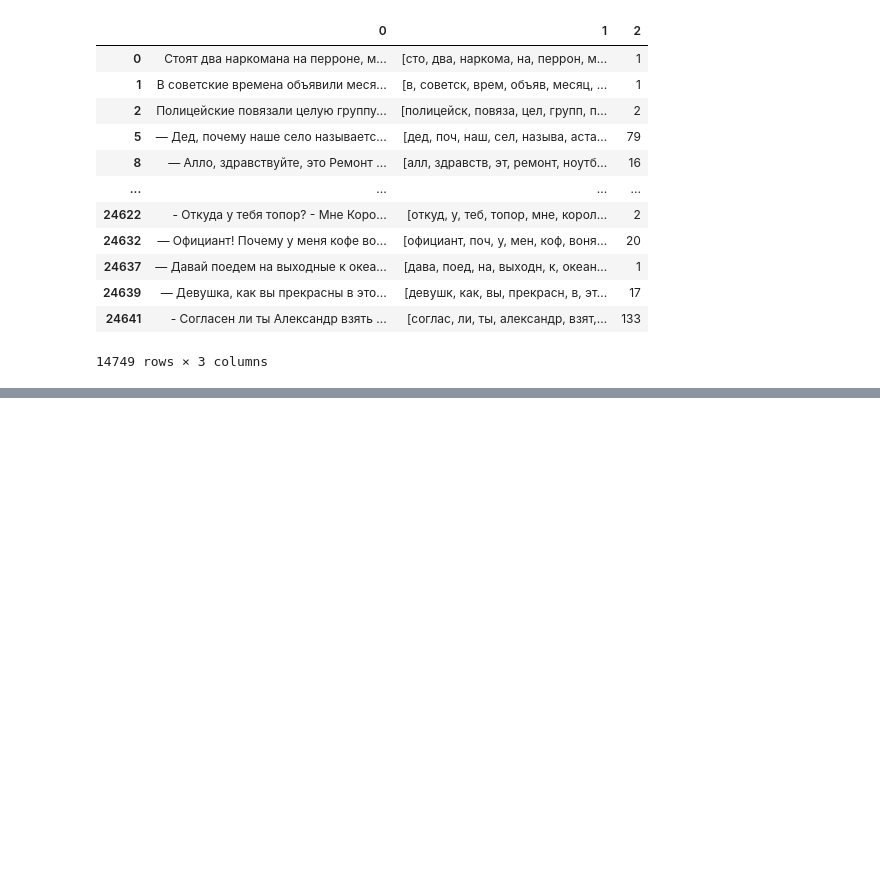
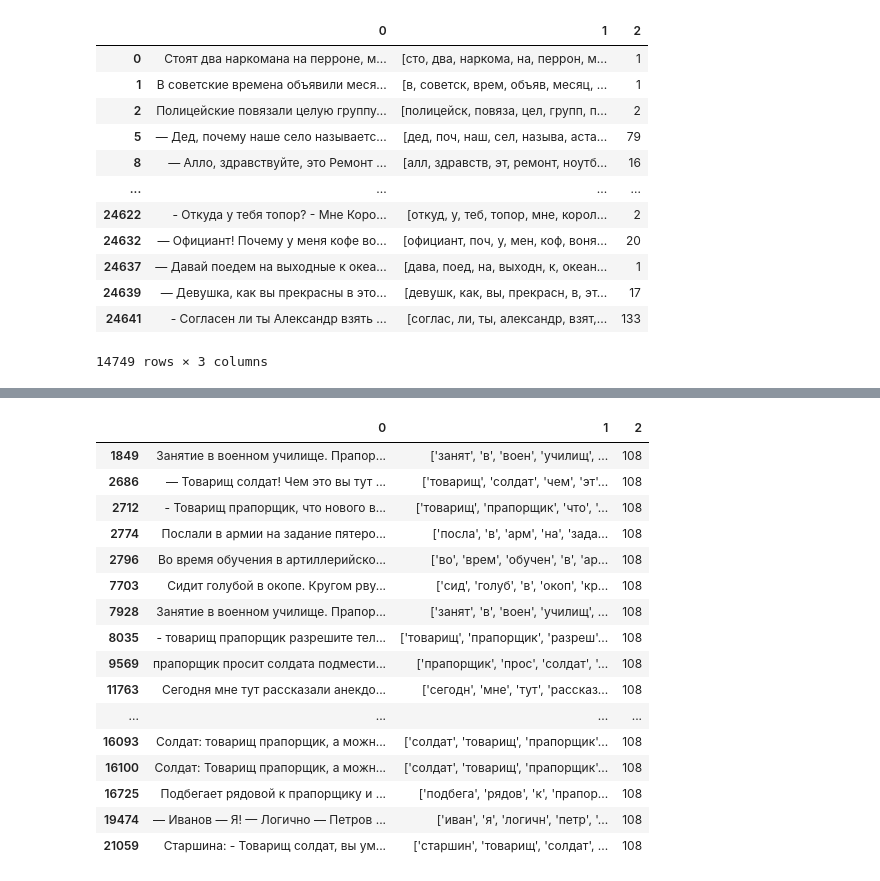
Before and after one commit to armanbolatov/baneks_clusters, a Jupyter notebook: clustering.ipynb, the cells around one changed output, grey strips where cells are left out. Cells and saved outputs as stored; diff of their text form; code cells hidden in the pictures; blank space fills up the shorter version.

```diff
--- a/clustering.ipynb
+++ b/clustering.ipynb
@@ -160,0 +216,20 @@ df[df[2] == 157].head() # анекдоты про Буратино
+# %%
+left_align(df[df['2'] == 108]) # анекдоты про прапора
+# %% [output]
+|  | 0 | 1 | 2 |
+| 1849 | Занятие в военном училище. Прапор... | ['занят', 'в', 'воен', 'училищ', ... | 108 |
+| 2686 | — Товарищ солдат! Чем это вы тут ... | ['товарищ', 'солдат', 'чем', 'эт'... | 108 |
+| 2712 | - Товарищ прапорщик, что нового в... | ['товарищ', 'прапорщик', 'что', '... | 108 |
+| 2774 | Послали в армии на задание пятеро... | ['посла', 'в', 'арм', 'на', 'зада... | 108 |
+| 2796 | Во время обучения в артиллерийско... | ['во', 'врем', 'обучен', 'в', 'ар... | 108 |
+| 7703 | Сидит голубой в окопе. Кругом рву... | ['сид', 'голуб', 'в', 'окоп', 'кр... | 108 |
+| 7928 | Занятие в военном училище. Прапор... | ['занят', 'в', 'воен', 'училищ', ... | 108 |
+| 8035 | - товарищ прапорщик разрешите тел... | ['товарищ', 'прапорщик', 'разреш'... | 108 |
+| 9569 | прапорщик просит солдата подмести... | ['прапорщик', 'прос', 'солдат', '... | 108 |
+| 11763 | Сегодня мне тут рассказали анекдо... | ['сегодн', 'мне', 'тут', 'рассказ... | 108 |
+| ... | ... | ... | ... |
+| 16093 | Солдат: товарищ прапорщик, а можн... | ['солдат', 'товарищ', 'прапорщик'... | 108 |
+| 16100 | Солдат: Товарищ прапорщик, а можн... | ['солдат', 'товарищ', 'прапорщик'... | 108 |
+| 16725 | Подбегает рядовой к прапорщику и ... | ['подбега', 'рядов', 'к', 'прапор... | 108 |
+| 19474 | — Иванов — Я! — Логично — Петров ... | ['иван', 'я', 'логичн', 'петр', '... | 108 |
+| 21059 | Старшина: - Товарищ солдат, вы ум... | ['старшин', 'товарищ', 'солдат', ... | 108 |
```
Also changed, not shown: parts of 5 cells of this notebook.
